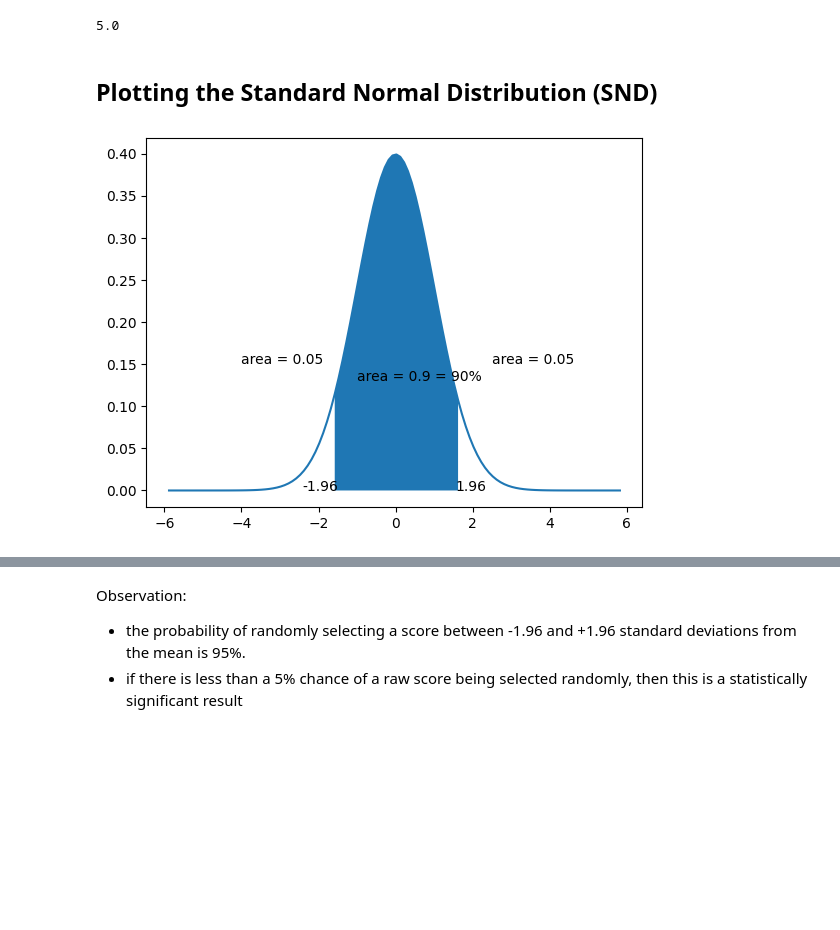
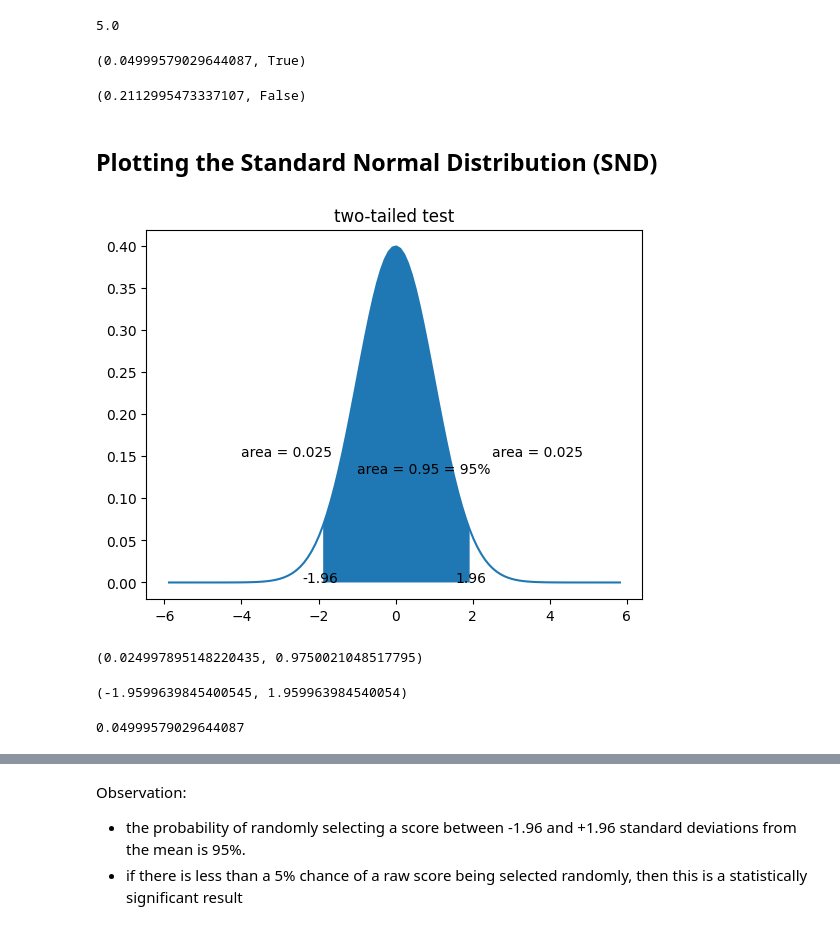
Before and after one commit to alextanhongpin/python-experimentation-for-engineers, a Jupyter notebook: 02_ab_test_summary.ipynb, the cells around one changed output, grey strips where cells are left out. Saved outputs shown, nothing was run; the diff lists cells and outputs as text; code cells hidden in the pictures; blank space fills up the shorter version.

```diff
--- a/02_ab_test_summary.ipynb
+++ b/02_ab_test_summary.ipynb
@@ -56,36 +56,62 @@ z
 1.25 * std
 # %% [output]
 5.0
+# %%
+from scipy.stats import norm
+
+# Multiply by 2 for two-tailed tests
+p = norm.sf(abs(1.96)) * 2
+p, p < 0.05
+# %% [output]
+(0.04999579029644087, True)
+# %%
+p = norm.sf(abs(1.25)) * 2
+p, p < 0.05
+# %% [output]
+(0.2112995473337107, False)
 # %% [markdown]
 ## Plotting the Standard Normal Distribution (SND)
 # %%
 import numpy as np
 from matplotlib.pyplot import subplots
 from scipy.stats import norm
 
 std_lim = 1.96  # 95% Confidence Interval (CI)
 
 # Plot between -10 and 10 with 0.1 steps
 X = np.arange(-std_lim * 3, std_lim * 3, 0.1)
 ax = subplots()[1]
+ax.set_title("two-tailed test")
 
 # Mean and std of any SND is always 0 and 1 respectively.
 mean = 0
 std = 1
 pdf = norm.pdf(X, mean, std)
 ax.plot(X, pdf)
 
 lo = mean - std_lim * std
 hi = mean + std_lim * std
 
 # ax.fill_between(X, pdf, where=(X > lo) & (X < hi))
-ax.fill_between(X, pdf, where=(X <= norm.ppf(0.95)) & (X >= norm.ppf(0.05)))
+ax.fill_between(X, pdf, where=(X <= norm.ppf(0.975)) & (X >= norm.ppf(0.025)))
 ax.text(lo, 0, lo, ha="center")
 ax.text(hi, 0, hi, ha="center")
 
 
-ax.text(2.5, 0.15, "area = 0.05")
-ax.text(-1, 0.13, "area = 0.9 = 90%")
-ax.text(-4, 0.15, "area = 0.05");
+ax.text(2.5, 0.15, "area = 0.025")
+ax.text(-1, 0.13, "area = 0.95 = 95%")
+ax.text(-4, 0.15, "area = 0.025");
 # %% [output]
-[figure, old version]
+[figure, new version]
+# %%
+norm.cdf(-1.96), norm.cdf(1.96)
+# %% [output]
+(0.024997895148220435, 0.9750021048517795)
+# %%
+norm.ppf(0.025), norm.ppf(0.975)
+# %% [output]
+(-1.9599639845400545, 1.959963984540054)
+# %%
+norm.sf(abs(-1.96)) * 2  # For two-tailed test
+# %% [output]
+0.04999579029644087
```
Also changed, not shown: parts of 10 cells of this notebook, 15 other files.
